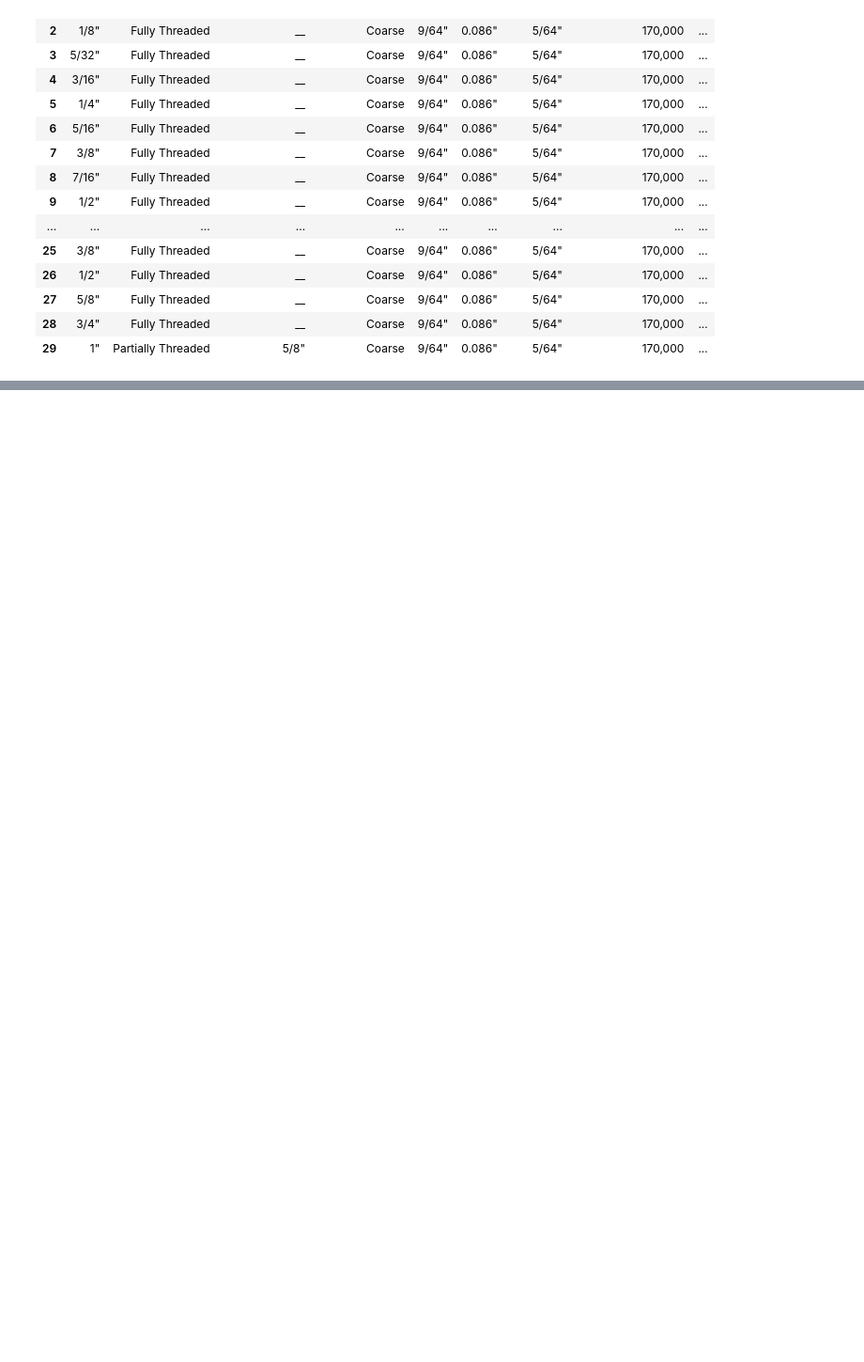
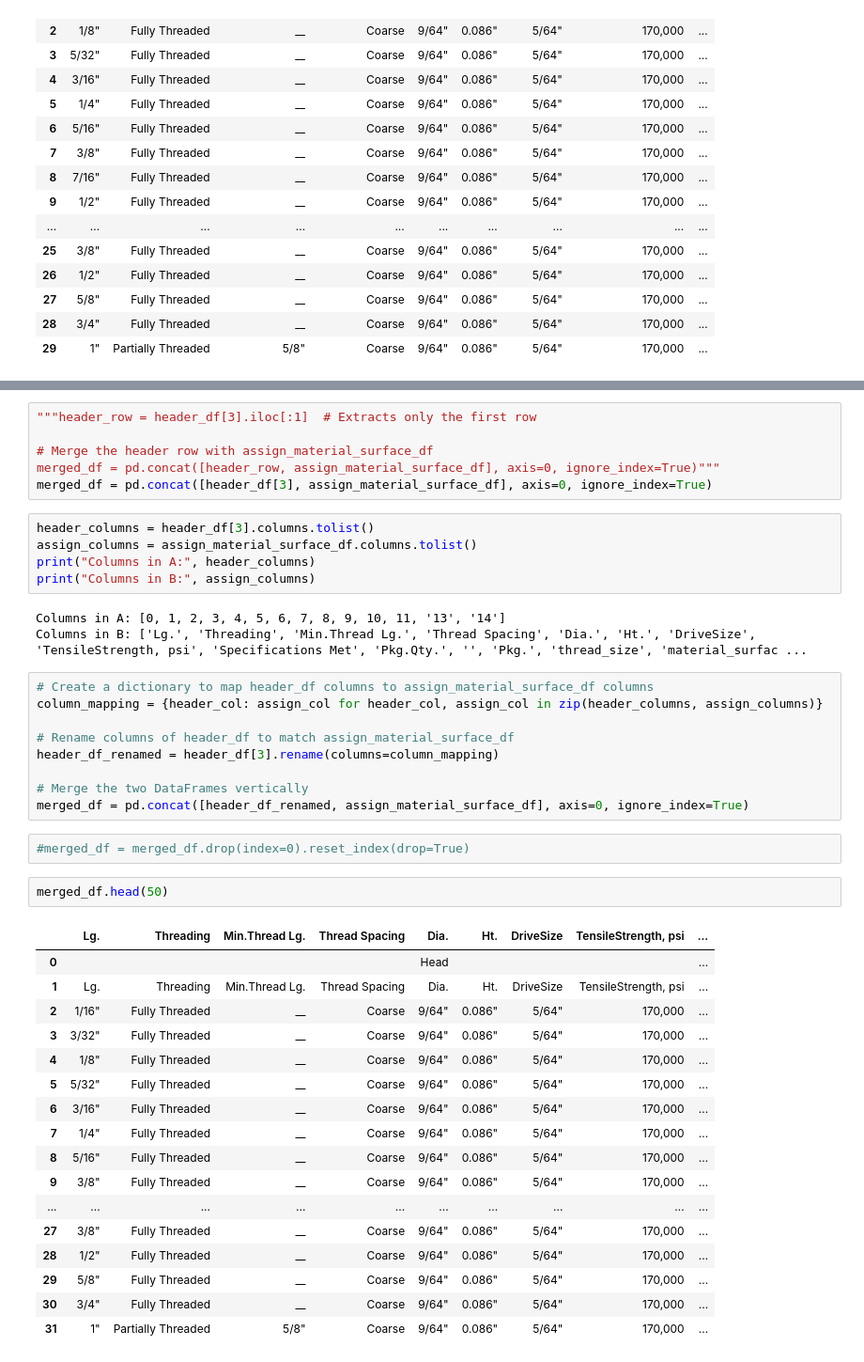
Before and after one commit to adkprakash/data-studio-rag, a Jupyter notebook: final.ipynb, the cells around one changed output, grey strips where cells are left out. Shown at 94% size. Saved outputs shown, nothing was run; the diff lists cells and outputs as text; blank space fills up the shorter version.

```diff
--- a/final.ipynb
+++ b/final.ipynb
@@ -208,0 +222,45 @@ assign_material_surface_df.head(35)
+# %%
+"""header_row = header_df[3].iloc[:1]  # Extracts only the first row
+
+# Merge the header row with assign_material_surface_df
+merged_df = pd.concat([header_row, assign_material_surface_df], axis=0, ignore_index=True)"""
+merged_df = pd.concat([header_df[3], assign_material_surface_df], axis=0, ignore_index=True)
+# %%
+header_columns = header_df[3].columns.tolist()
+assign_columns = assign_material_surface_df.columns.tolist()
+print("Columns in A:", header_columns)
+print("Columns in B:", assign_columns)
+# %% [output]
+Columns in A: [0, 1, 2, 3, 4, 5, 6, 7, 8, 9, 10, 11, '13', '14']
+Columns in B: ['Lg.', 'Threading', 'Min.Thread Lg.', 'Thread Spacing', 'Dia.', 'Ht.', 'DriveSize', 'TensileStrength, psi', 'Specifications Met', 'Pkg.Qty.', '', 'Pkg.', 'thread_size', 'material_surfac ...
+# %%
+# Create a dictionary to map header_df columns to assign_material_surface_df columns
+column_mapping = {header_col: assign_col for header_col, assign_col in zip(header_columns, assign_columns)}
+
+# Rename columns of header_df to match assign_material_surface_df
+header_df_renamed = header_df[3].rename(columns=column_mapping)
+
+# Merge the two DataFrames vertically
+merged_df = pd.concat([header_df_renamed, assign_material_surface_df], axis=0, ignore_index=True)
+# %%
+#merged_df = merged_df.drop(index=0).reset_index(drop=True)
+# %%
+merged_df.head(50)
+# %% [output]
+|  | Lg. | Threading | Min.Thread Lg. | Thread Spacing | Dia. | Ht. | DriveSize | TensileStrength, psi | ... |
+| 0 |  |  |  |  | Head |  |  |  | ... |
+| 1 | Lg. | Threading | Min.Thread Lg. | Thread Spacing | Dia. | Ht. | DriveSize | TensileStrength, psi | ... |
+| 2 | 1/16" | Fully Threaded | __ | Coarse | 9/64" | 0.086" | 5/64" | 170,000 | ... |
+| 3 | 3/32" | Fully Threaded | __ | Coarse | 9/64" | 0.086" | 5/64" | 170,000 | ... |
+| 4 | 1/8" | Fully Threaded | __ | Coarse | 9/64" | 0.086" | 5/64" | 170,000 | ... |
+| 5 | 5/32" | Fully Threaded | __ | Coarse | 9/64" | 0.086" | 5/64" | 170,000 | ... |
+| 6 | 3/16" | Fully Threaded | __ | Coarse | 9/64" | 0.086" | 5/64" | 170,000 | ... |
+| 7 | 1/4" | Fully Threaded | __ | Coarse | 9/64" | 0.086" | 5/64" | 170,000 | ... |
+| 8 | 5/16" | Fully Threaded | __ | Coarse | 9/64" | 0.086" | 5/64" | 170,000 | ... |
+| 9 | 3/8" | Fully Threaded | __ | Coarse | 9/64" | 0.086" | 5/64" | 170,000 | ... |
+| ... | ... | ... | ... | ... | ... | ... | ... | ... | ... |
+| 27 | 3/8" | Fully Threaded | __ | Coarse | 9/64" | 0.086" | 5/64" | 170,000 | ... |
+| 28 | 1/2" | Fully Threaded | __ | Coarse | 9/64" | 0.086" | 5/64" | 170,000 | ... |
+| 29 | 5/8" | Fully Threaded | __ | Coarse | 9/64" | 0.086" | 5/64" | 170,000 | ... |
+| 30 | 3/4" | Fully Threaded | __ | Coarse | 9/64" | 0.086" | 5/64" | 170,000 | ... |
+| 31 | 1" | Partially Threaded | 5/8" | Coarse | 9/64" | 0.086" | 5/64" | 170,000 | ... |
```
Also changed, not shown: parts of 11 cells of this notebook, 3 other files.
